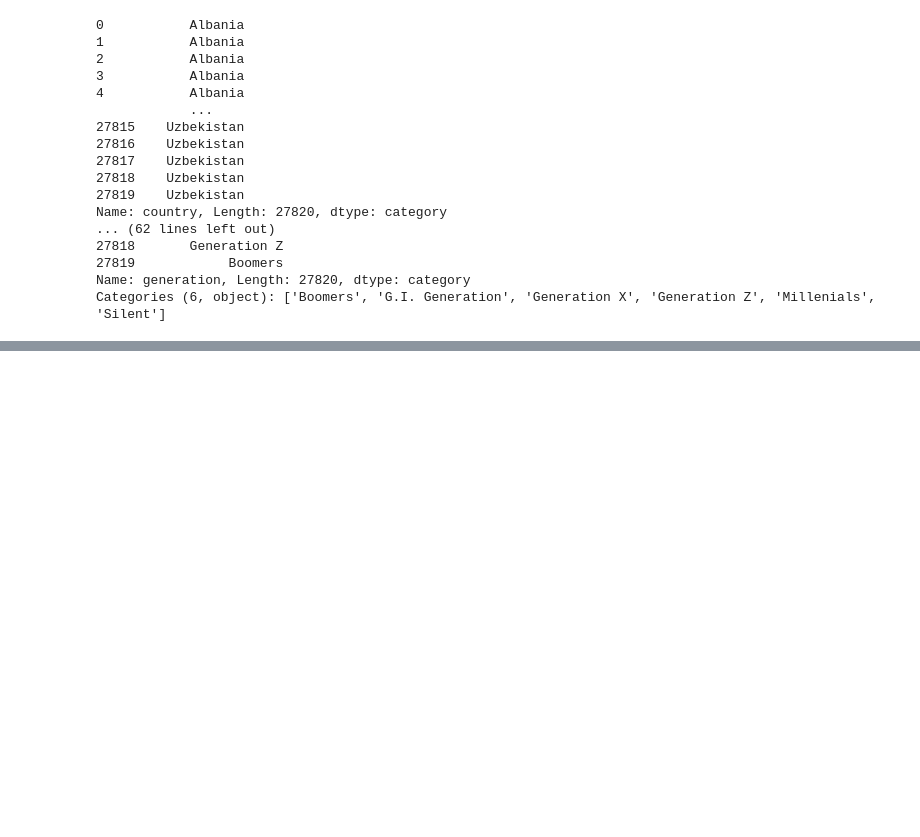
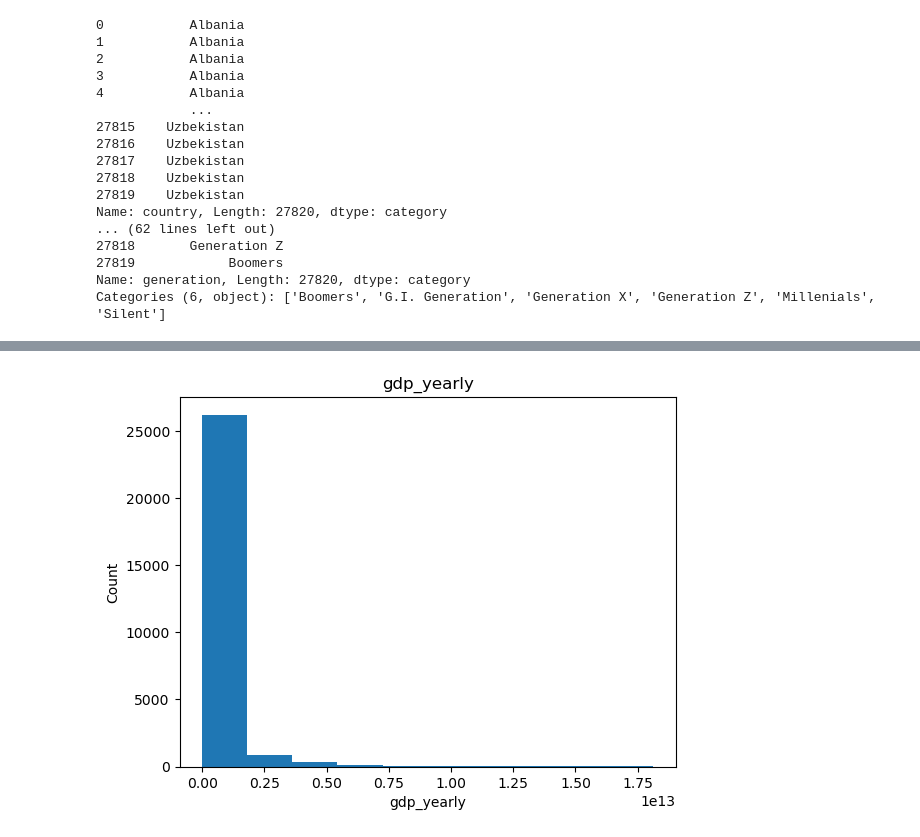
Before and after one commit to samchen0508/sam-main, a Jupyter notebook: 722 a4.ipynb, the cells around one changed output, grey strips where cells are left out. Saved outputs shown, nothing was run; the diff lists cells and outputs as text; code cells hidden in the pictures; blank space fills up the shorter version.

```diff
--- a/722 a4.ipynb
+++ b/722 a4.ipynb
@@ -294,0 +631,11 @@ sex_indexed = sex_indexer.fit(df_5).transform(df_5)
+# %%
+import matplotlib.pyplot as plt
+
+#Section 2.3
+plt.hist(data_1[' gdp_for_year ($) '])
+plt.title("gdp_yearly")
+plt.xlabel("gdp_yearly")
+plt.ylabel("Count")
+plt.show()
+# %% [output]
+[figure, added]
```
Also changed, not shown: parts of 66 cells of this notebook.
